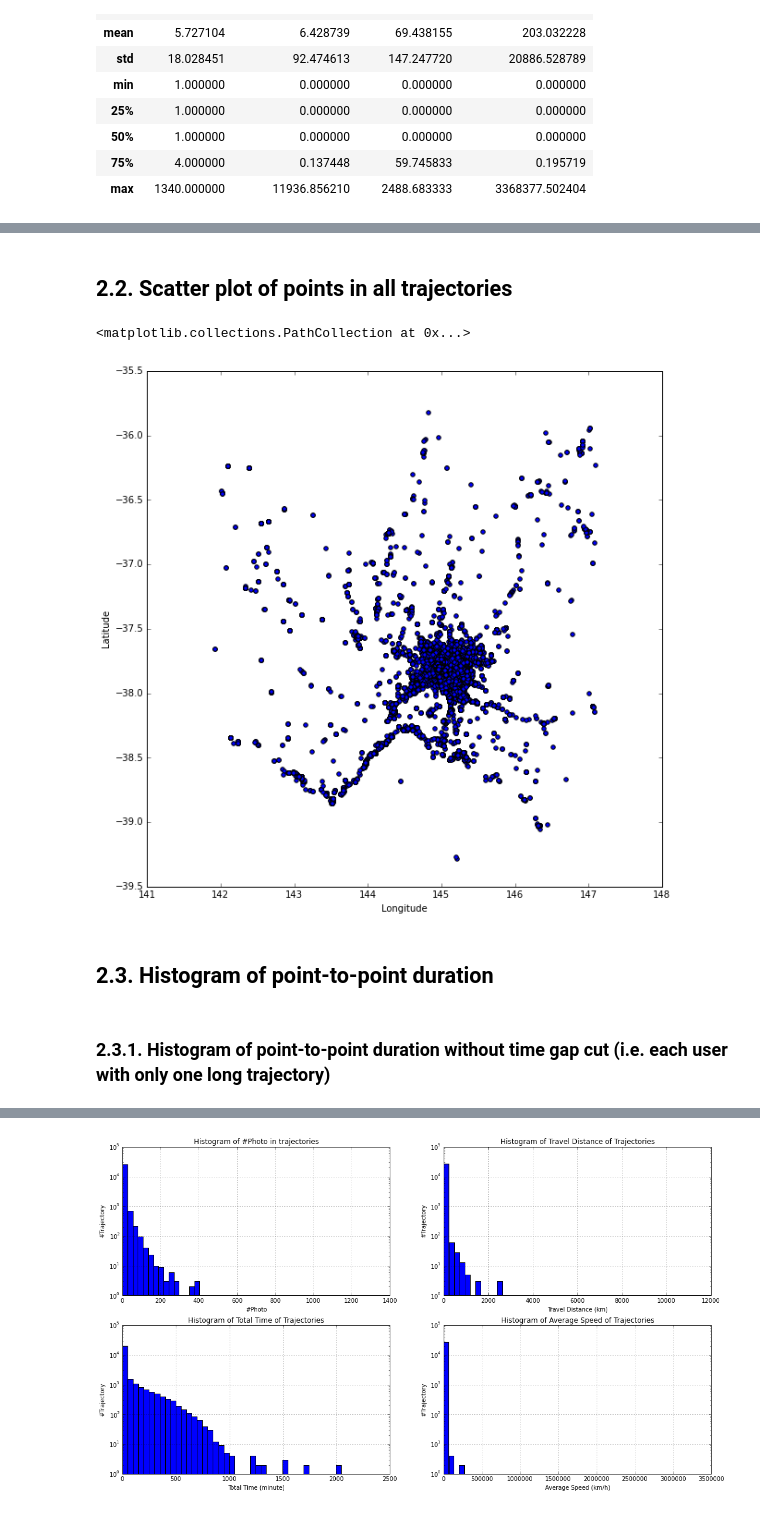
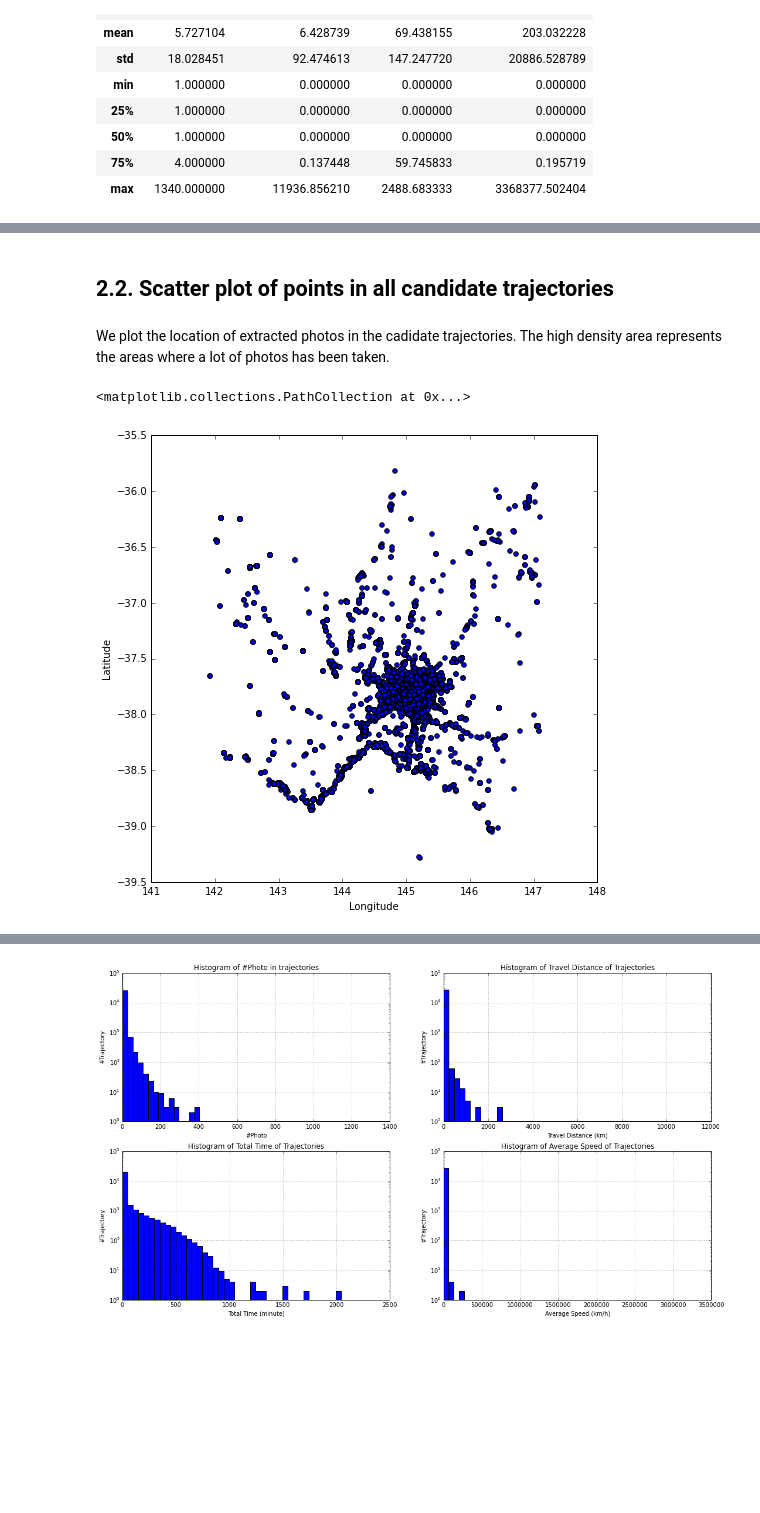
Before and after one commit to dongwookim-ml/flickr-photo, a Jupyter notebook: src/trajectory_construction.ipynb, the cells around one changed output, grey strips where cells are left out. Cells and saved outputs as stored; diff of their text form; code cells hidden in the pictures; blank space fills up the shorter version.

```diff
--- a/src/trajectory_construction.ipynb
+++ b/src/trajectory_construction.ipynb
@@ -195,14 +231,12 @@ traj[['Longitude', 'Latitude', 'Accuracy']].describe()
 # %% [markdown]
-## 2.2. Scatter plot of points in all trajectories
+## 2.2. Scatter plot of points in all candidate trajectories
+# %% [markdown]
+We plot the location of extracted photos in the cadidate trajectories. The high density area represents the areas where a lot of photos has been taken.
 # %%
-plt.figure(figsize=[10, 10])
+plt.figure(figsize=[8, 8])
 plt.xlabel('Longitude')
 plt.ylabel('Latitude')
 plt.scatter(traj['Longitude'], traj['Latitude'])
 # %% [output]
 <matplotlib.collections.PathCollection at 0x...>
-[figure, old version]
+[figure, new version]
-# %% [markdown]
-## 2.3. Histogram of point-to-point duration
-# %% [markdown]
-### 2.3.1. Histogram of point-to-point duration without time gap cut (i.e. each user with only one long trajectory)
```
Also changed, not shown: parts of 77 cells of this notebook, 6 other files.
